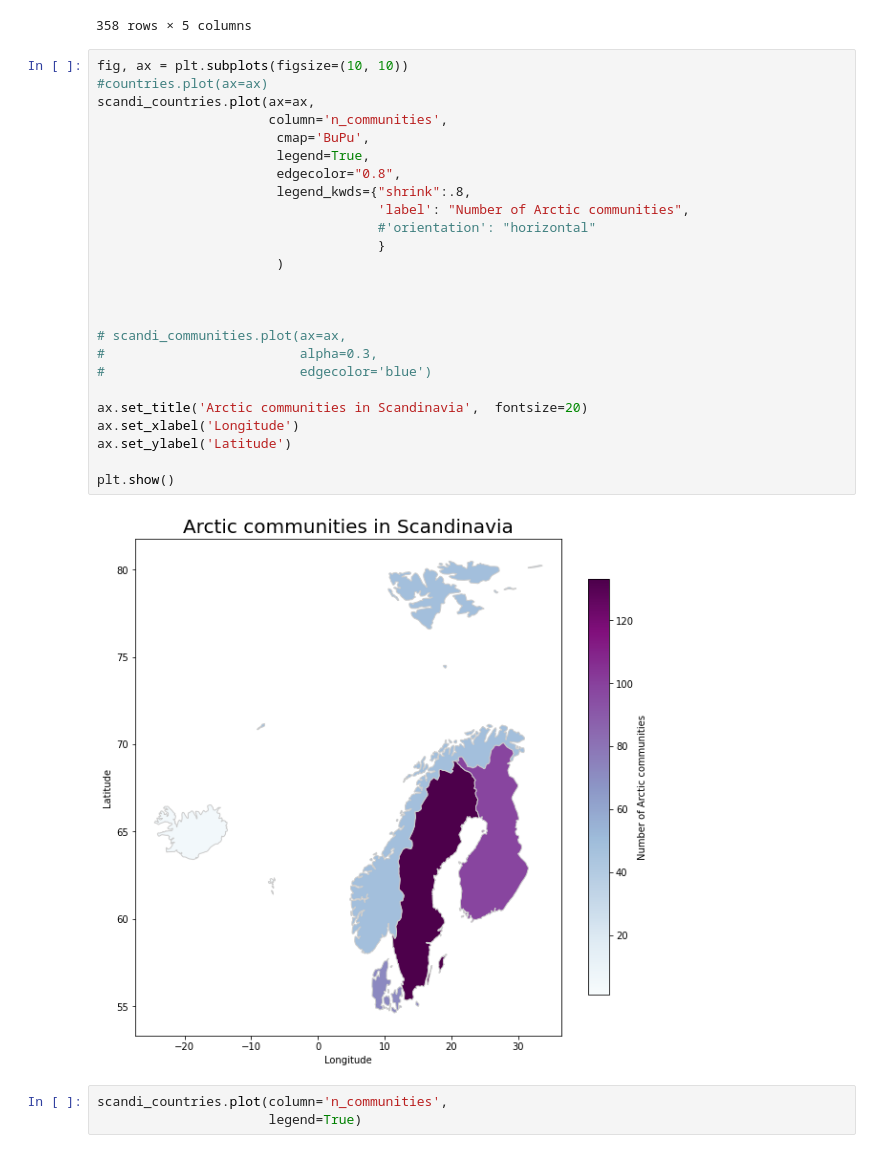
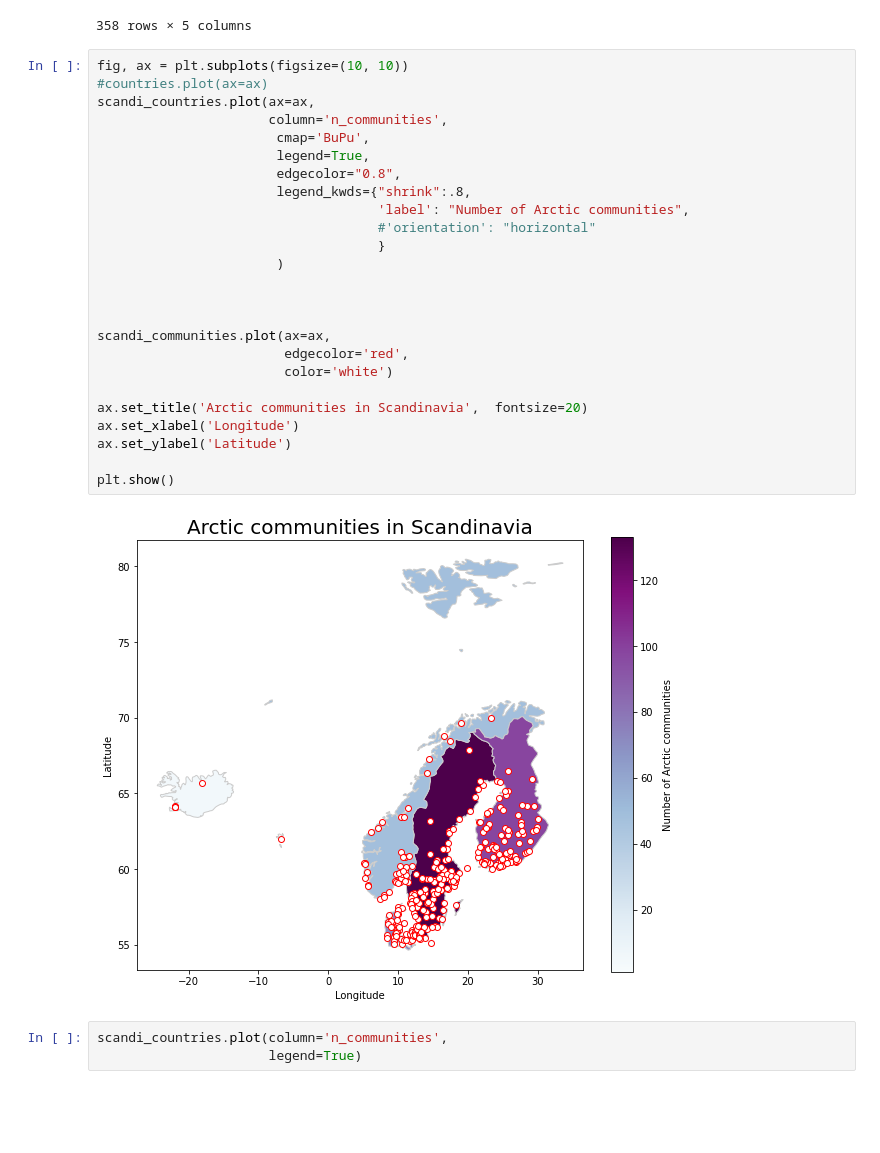
Before and after one commit to carmengg/eds-220-book, a Jupyter notebook: lectures/lesson-10-choropleth-map.ipynb, the cells around one changed output. Cells and saved outputs as stored; diff of their text form; blank space fills up the shorter version.

```diff
--- a/lectures/lesson-10-choropleth-map.ipynb
+++ b/lectures/lesson-10-choropleth-map.ipynb
@@ -173,30 +173,30 @@ scandi_communities
 # %%
 fig, ax = plt.subplots(figsize=(10, 10))
 #countries.plot(ax=ax)
 scandi_countries.plot(ax=ax,
                       column='n_communities',
                        cmap='BuPu',
                        legend=True,
                        edgecolor="0.8",
                        legend_kwds={"shrink":.8,
                                     'label': "Number of Arctic communities",
                                     #'orientation': "horizontal"
                                     }
                        )
 
 
 
-# scandi_communities.plot(ax=ax,
-#                         alpha=0.3,
-#                         edgecolor='blue')
+scandi_communities.plot(ax=ax,
+                        edgecolor='red',
+                        color='white')
 
 ax.set_title('Arctic communities in Scandinavia',  fontsize=20)
 ax.set_xlabel('Longitude')
 ax.set_ylabel('Latitude')
 
 plt.show()
 # %% [output]
-[figure, old version]
+[figure, new version]
 # %%
 scandi_countries.plot(column='n_communities',
                       legend=True)
```
Also changed, not shown: parts of 1 cell of this notebook, 1 other file.
